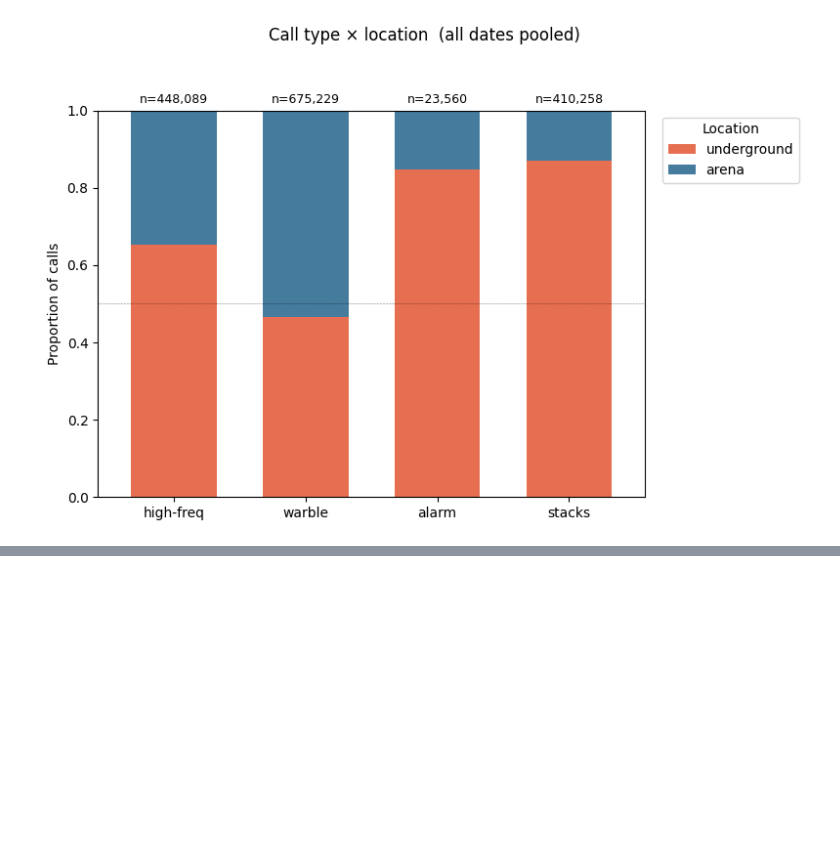
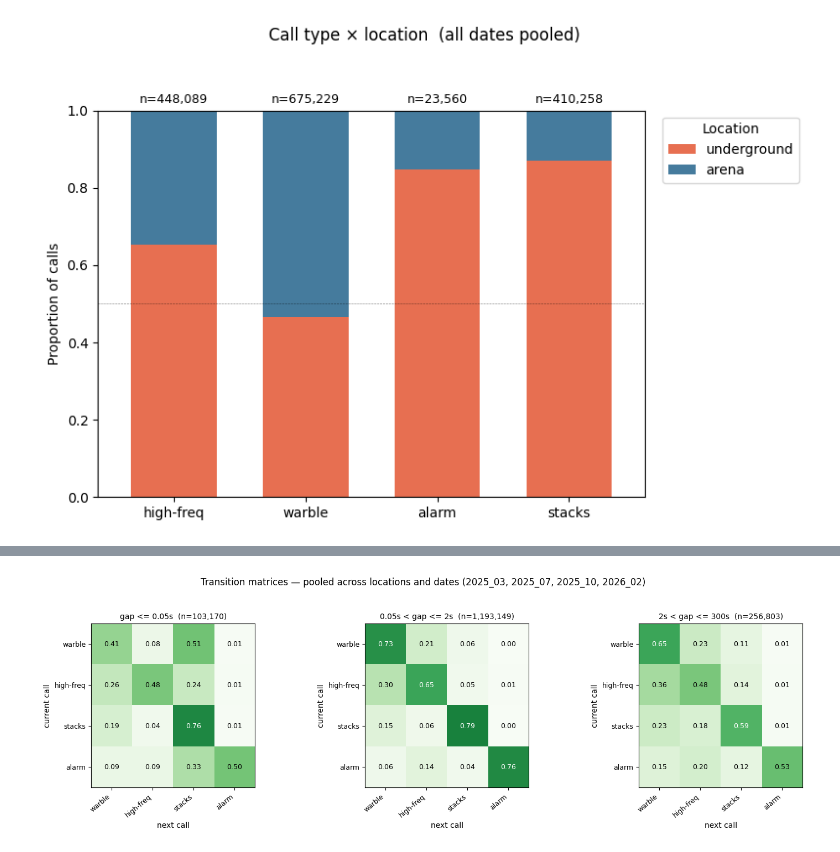
Before and after one commit to GilyGinosar/gerbil_vocalization_analysis, a Jupyter notebook: notebooks/explore_calls.ipynb, the cells around one changed output, grey strips where cells are left out. Drawn from its saved outputs; the diff is of its cells as text; code cells hidden in the pictures; blank space fills up the shorter version.

```diff
--- a/notebooks/explore_calls.ipynb
+++ b/notebooks/explore_calls.ipynb
@@ -534,0 +375,83 @@ Total calls across all dates: 1,625,151
+# %%
+# Transition matrices like scripts/run_transitions.py, but with no
+# above-ground vs underground split — all channels pooled, no light/dark split.
+
+import sys
+REPO_ROOT = Path("/Users/gilyginosar/repos/gerbil_vocalization_analysis")
+if str(REPO_ROOT) not in sys.path:
+    sys.path.insert(0, str(REPO_ROOT))
+from vocalization_analysis.calc_transitions import compute_arena_transitions
+
+# Same band specs as run_transitions.py.
+VERY_SHORT_GAP_SEC = 0.05
+SHORT_GAP_SEC      = 2
+LONG_GAP_SEC       = 300
+CALL_TYPE_ORDER    = ["newborn","warble", "high-freq", "stacks", "alarm"]
+
+# Pool calls across all dates.
+parts = []
+for date_tag in DATES_TO_PLOT:
+    parts.append(pd.read_parquet(PARQUET_DIR / f"all_calls_{date_tag}.parquet"))
+calls = pd.concat(parts, ignore_index=True)
+
+# Source key = (date, exp) — keeps transitions from spanning experiments.
+exp_dfs = {f"{date}_{exp}": grp
+           for (date, exp), grp in calls.groupby(["date_folder", "exp"])}
+
+bands = [
+    ("right", None,                VERY_SHORT_GAP_SEC, f"gap <= {VERY_SHORT_GAP_SEC}s"),
+    ("mid",   VERY_SHORT_GAP_SEC,  SHORT_GAP_SEC,      f"{VERY_SHORT_GAP_SEC}s < gap <= {SHORT_GAP_SEC}s"),
+    ("left",  SHORT_GAP_SEC,       LONG_GAP_SEC,       f"{SHORT_GAP_SEC}s < gap <= {LONG_GAP_SEC}s"),
+]
+
+# Compute matrices per band (the function returns arena + underground; we'll
+# pool them ourselves to get a single matrix per band).
+def compute_pooled(exp_dfs, lower, upper):
+    res = compute_arena_transitions(
+        exp_dfs,
+        inter_call_interval_sec=upper,
+        min_inter_call_interval_sec=lower,
+        call_type_order=CALL_TYPE_ORDER,
+    )
+    counts = res["arena"]["counts"].add(res["underground"]["counts"], fill_value=0).astype(int)
+    call_counts = res["arena"]["call_counts"].add(res["underground"]["call_counts"], fill_value=0).astype(int)
+    probs = counts.div(counts.sum(axis=1), axis=0).fillna(0)
+    return {"counts": counts, "call_counts": call_counts, "probabilities": probs}
+
+matrices = {band: compute_pooled(exp_dfs, lower, upper) for band, lower, upper, _ in bands}
+
+# Plot: 1 row x 3 cols (one per band), each a probability heatmap.
+fig, axes = plt.subplots(1, len(bands), figsize=(5.0 * len(bands), 4.5))
+if len(bands) == 1:
+    axes = [axes]
+
+for ax, (band_name, _, _, label) in zip(axes, bands):
+    m = matrices[band_name]["probabilities"].values
+    n_trans = int(matrices[band_name]["counts"].values.sum())
+
+    im = ax.imshow(m, cmap="Greens", vmin=0, vmax=1)
+    for i in range(len(CALL_TYPE_ORDER)):
+        for j in range(len(CALL_TYPE_ORDER)):
+            txt_color = "white" if m[i, j] > 0.55 else "black"
+            ax.text(j, i, f"{m[i, j]:.2f}", ha="center", va="center",
+                    fontsize=9, color=txt_color)
+
+    ax.set_xticks(range(len(CALL_TYPE_ORDER)))
+    ax.set_xticklabels(CALL_TYPE_ORDER, rotation=40, ha="right", fontsize=9)
+    ax.set_yticks(range(len(CALL_TYPE_ORDER)))
+    ax.set_yticklabels(CALL_TYPE_ORDER, fontsize=9)
+    ax.set_title(f"{label}  (n={n_trans:,})", fontsize=10)
+    ax.set_ylabel("current call", fontsize=10)
+    ax.set_xlabel("next call", fontsize=10)
+
+fig.suptitle(f"Transition matrices — pooled across locations and dates ({', '.join(DATES_TO_PLOT)})",
+             fontsize=12, y=1.04)
+fig.tight_layout()
+fig.subplots_adjust(right=0.92)
+cbar_ax = fig.add_axes([0.94, 0.15, 0.012, 0.7])
+cbar = fig.colorbar(im, cax=cbar_ax)
+cbar.set_label("P(next | current)", fontsize=9)
+save_fig(fig, "transition_matrices_pooled_all_locations")
+plt.show()
+# %% [output]
+[figure, added]
```
Also changed, not shown: parts of 7 cells of this notebook.
